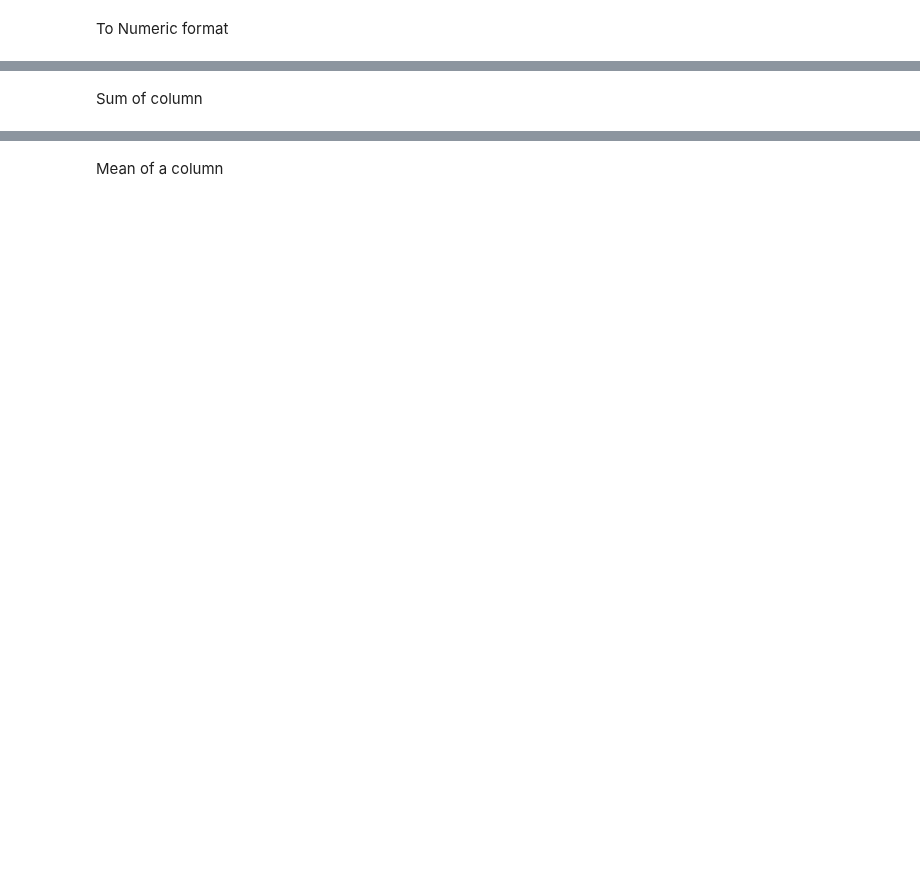
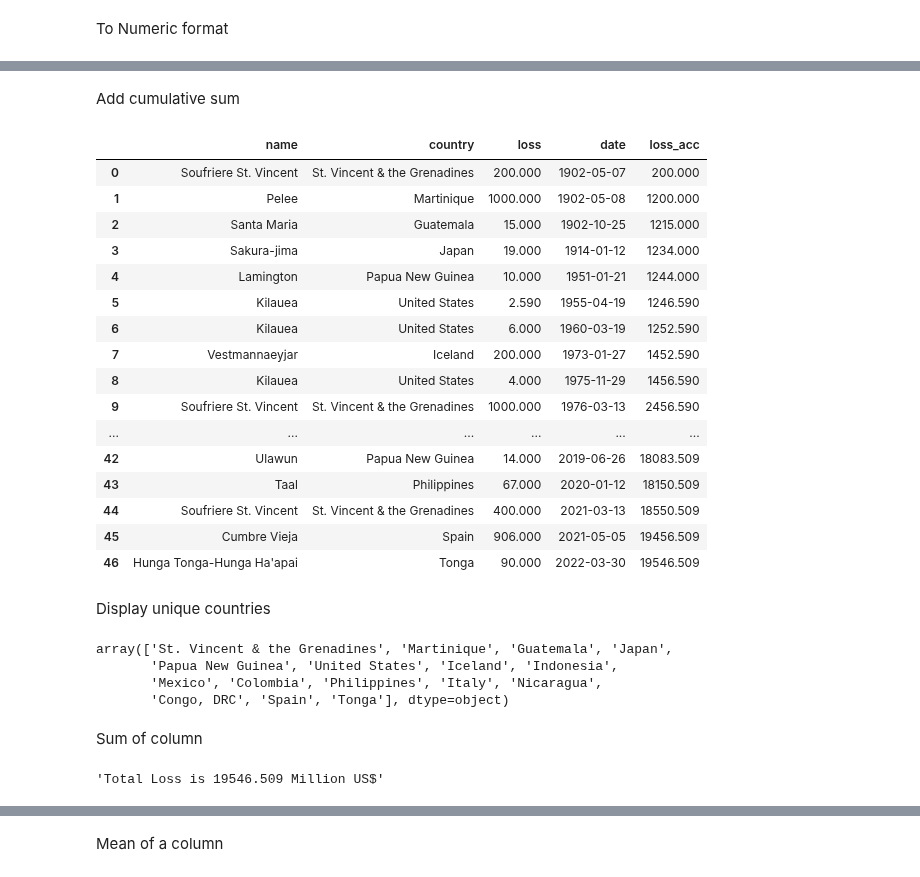
Before and after one commit to Datavizcowboy/PythonDatavizToolbox, a Jupyter notebook: Notebooks/01-Data_Structures/03-Pandas_Numerical_Filtering_Cleaning.ipynb, the cells around one changed output, grey strips where cells are left out. Drawn from its saved outputs; the diff is of its cells as text; code cells hidden in the pictures; blank space fills up the shorter version.

```diff
--- a/Notebooks/01-Data_Structures/03-Pandas_Numerical_Filtering_Cleaning.ipynb
+++ b/Notebooks/01-Data_Structures/03-Pandas_Numerical_Filtering_Cleaning.ipynb
@@ -84,0 +116,5 @@ array(['Gimli Industrial Park Airport', 'Tuscola Area Airport',
+# %%
+content = content.sort_values('date',ascending=True)
+content = content.reset_index()
+content.drop(['index'], axis=1, inplace=True)
+content
@@ -85,2 +139,34 @@ array(['Gimli Industrial Park Airport', 'Tuscola Area Airport',
+# %% [markdown]
+Add cumulative sum
+# %%
+content['loss_acc']=content['loss'].cumsum()
+content
+# %% [output]
+|  | name | country | loss | date | loss_acc |
+| 0 | Soufriere St. Vincent | St. Vincent & the Grenadines | 200.000 | 1902-05-07 | 200.000 |
+| 1 | Pelee | Martinique | 1000.000 | 1902-05-08 | 1200.000 |
+| 2 | Santa Maria | Guatemala | 15.000 | 1902-10-25 | 1215.000 |
+| 3 | Sakura-jima | Japan | 19.000 | 1914-01-12 | 1234.000 |
+| 4 | Lamington | Papua New Guinea | 10.000 | 1951-01-21 | 1244.000 |
+| 5 | Kilauea | United States | 2.590 | 1955-04-19 | 1246.590 |
+| 6 | Kilauea | United States | 6.000 | 1960-03-19 | 1252.590 |
+| 7 | Vestmannaeyjar | Iceland | 200.000 | 1973-01-27 | 1452.590 |
+| 8 | Kilauea | United States | 4.000 | 1975-11-29 | 1456.590 |
+| 9 | Soufriere St. Vincent | St. Vincent & the Grenadines | 1000.000 | 1976-03-13 | 2456.590 |
+| ... | ... | ... | ... | ... | ... |
+| 42 | Ulawun | Papua New Guinea | 14.000 | 2019-06-26 | 18083.509 |
+| 43 | Taal | Philippines | 67.000 | 2020-01-12 | 18150.509 |
+| 44 | Soufriere St. Vincent | St. Vincent & the Grenadines | 400.000 | 2021-03-13 | 18550.509 |
+| 45 | Cumbre Vieja | Spain | 906.000 | 2021-05-05 | 19456.509 |
+| 46 | Hunga Tonga-Hunga Ha'apai | Tonga | 90.000 | 2022-03-30 | 19546.509 |
+# %% [markdown]
+Display unique countries
+# %%
+content['country'].unique()
+# %% [output]
+array(['St. Vincent & the Grenadines', 'Martinique', 'Guatemala', 'Japan',
+       'Papua New Guinea', 'United States', 'Iceland', 'Indonesia',
+       'Mexico', 'Colombia', 'Philippines', 'Italy', 'Nicaragua',
+       'Congo, DRC', 'Spain', 'Tonga'], dtype=object)
 # %% [markdown]
 Sum of column
@@ -89,0 +173,5 @@ total_revenue_q1=mypanda['rev'].loc[mypanda['qua']==1].sum()
+# %%
+total_loss = content['loss'].sum()
+'Total Loss is '+str(total_loss)+' Million US$'
+# %% [output]
+'Total Loss is 19546.509 Million US$'
```
Also changed, not shown: parts of 51 cells of this notebook, 18 other files.
